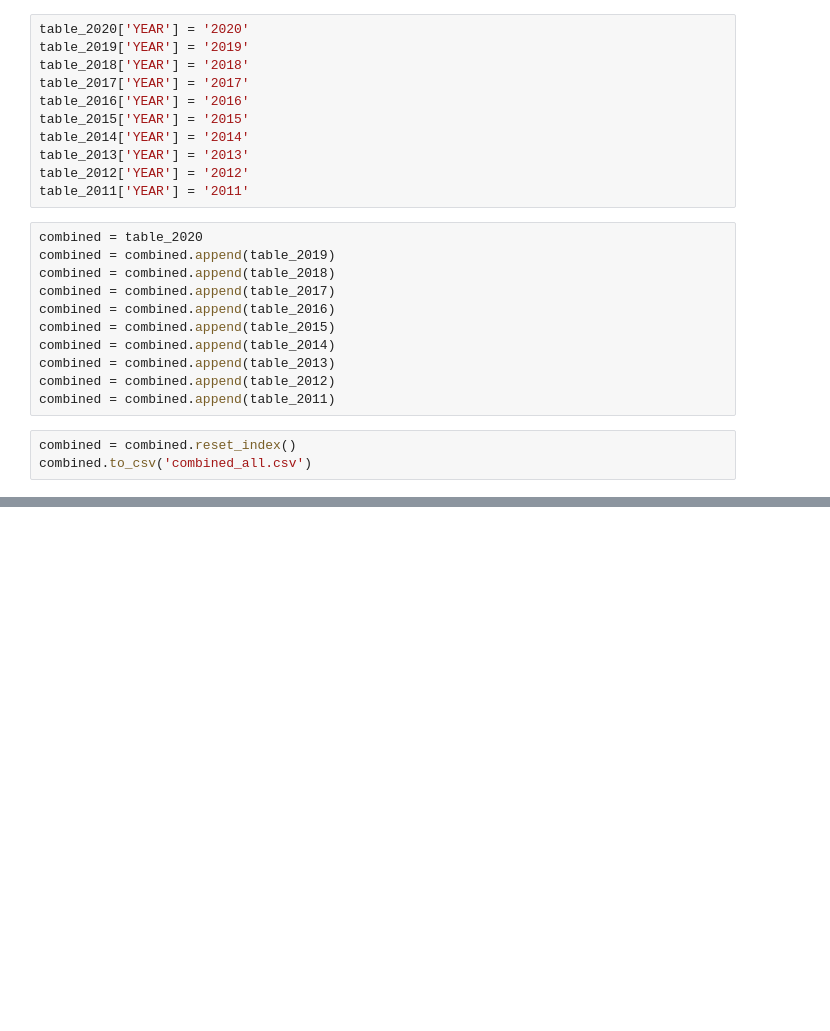
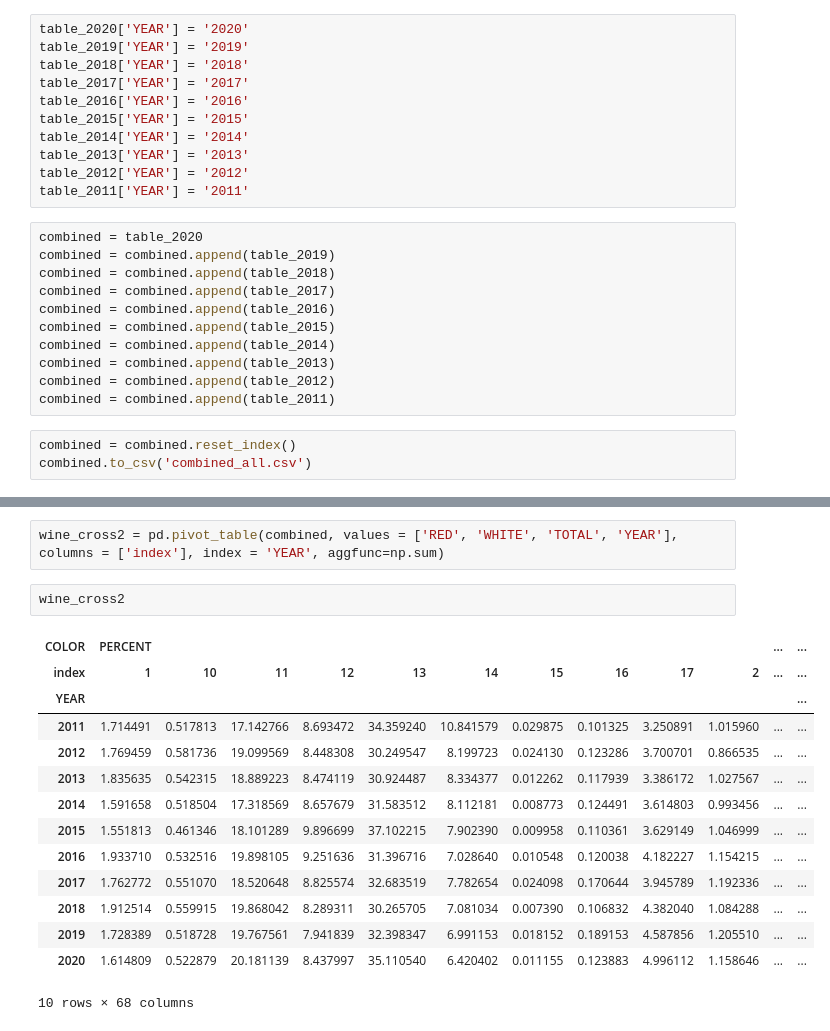
Before and after one commit to jluicci/w209_wine_fires, a Jupyter notebook: usda/viz_final_proj.ipynb, the cells around one changed output, grey strips where cells are left out. Cells and saved outputs as stored; diff of their text form; blank space fills up the shorter version.

```diff
--- a/usda/viz_final_proj.ipynb
+++ b/usda/viz_final_proj.ipynb
@@ -100,0 +134,19 @@ combined.to_csv('combined_all.csv')
+# %%
+wine_cross2 = pd.pivot_table(combined, values = ['RED', 'WHITE', 'TOTAL', 'YEAR'], columns = ['index'], index = 'YEAR', aggfunc=np.sum)
+# %%
+wine_cross2
+# %% [output]
+| COLOR | PERCENT |  |  |  |  |  |  |  |  |  | ... | ... |
+| index | 1 | 10 | 11 | 12 | 13 | 14 | 15 | 16 | 17 | 2 | ... | ... |
+| YEAR |  |  |  |  |  |  |  |  |  |  |  | ... |
+| 2011 | 1.714491 | 0.517813 | 17.142766 | 8.693472 | 34.359240 | 10.841579 | 0.029875 | 0.101325 | 3.250891 | 1.015960 | ... | ... |
+| 2012 | 1.769459 | 0.581736 | 19.099569 | 8.448308 | 30.249547 | 8.199723 | 0.024130 | 0.123286 | 3.700701 | 0.866535 | ... | ... |
+| 2013 | 1.835635 | 0.542315 | 18.889223 | 8.474119 | 30.924487 | 8.334377 | 0.012262 | 0.117939 | 3.386172 | 1.027567 | ... | ... |
+| 2014 | 1.591658 | 0.518504 | 17.318569 | 8.657679 | 31.583512 | 8.112181 | 0.008773 | 0.124491 | 3.614803 | 0.993456 | ... | ... |
+| 2015 | 1.551813 | 0.461346 | 18.101289 | 9.896699 | 37.102215 | 7.902390 | 0.009958 | 0.110361 | 3.629149 | 1.046999 | ... | ... |
+| 2016 | 1.933710 | 0.532516 | 19.898105 | 9.251636 | 31.396716 | 7.028640 | 0.010548 | 0.120038 | 4.182227 | 1.154215 | ... | ... |
+| 2017 | 1.762772 | 0.551070 | 18.520648 | 8.825574 | 32.683519 | 7.782654 | 0.024098 | 0.170644 | 3.945789 | 1.192336 | ... | ... |
+| 2018 | 1.912514 | 0.559915 | 19.868042 | 8.289311 | 30.265705 | 7.081034 | 0.007390 | 0.106832 | 4.382040 | 1.084288 | ... | ... |
+| 2019 | 1.728389 | 0.518728 | 19.767561 | 7.941839 | 32.398347 | 6.991153 | 0.018152 | 0.189153 | 4.587856 | 1.205510 | ... | ... |
+| 2020 | 1.614809 | 0.522879 | 20.181139 | 8.437997 | 35.110540 | 6.420402 | 0.011155 | 0.123883 | 4.996112 | 1.158646 | ... | ... |
+10 rows × 68 columns
```
Also changed, not shown: parts of 13 cells of this notebook, 1 other file.
